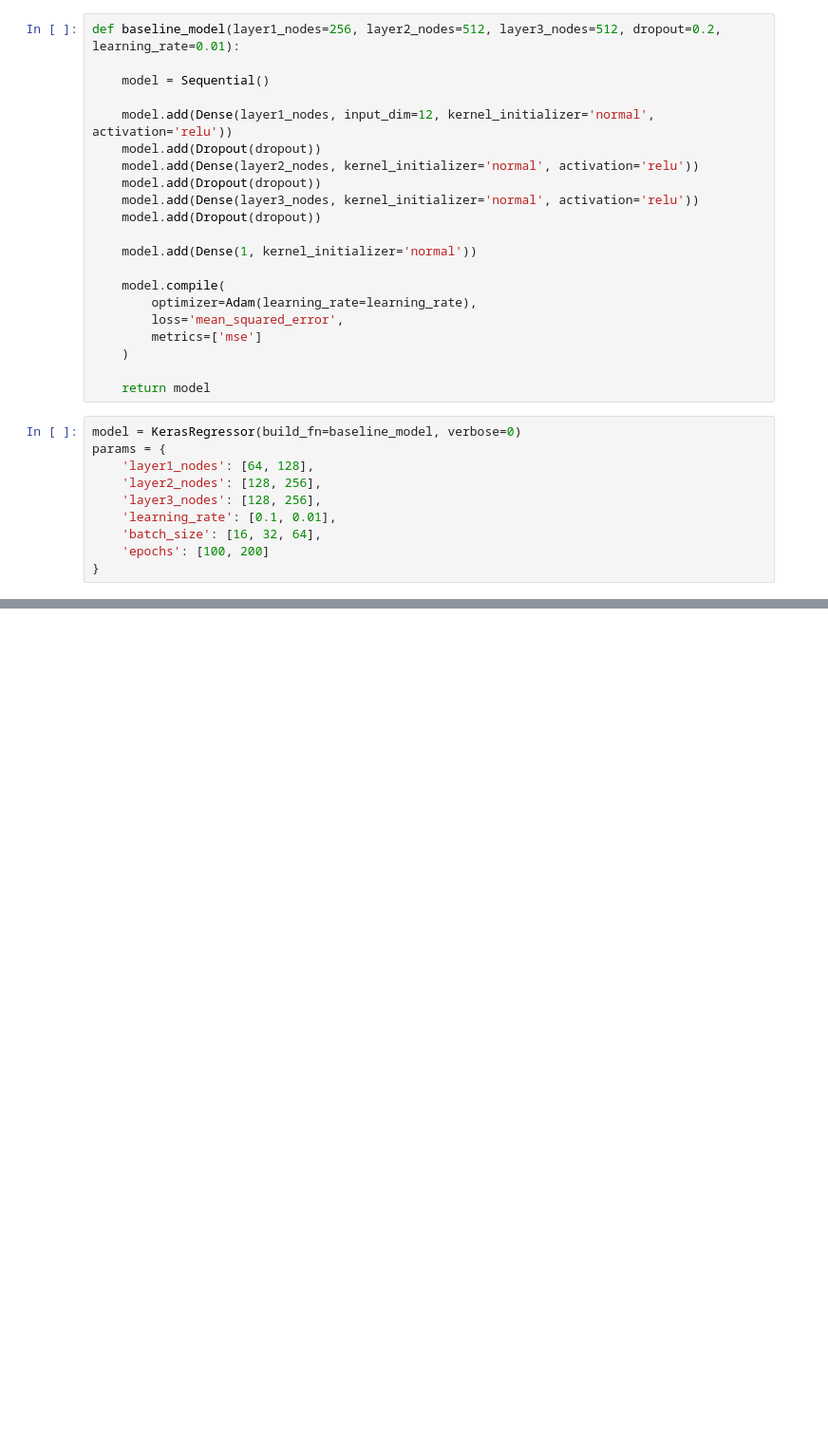
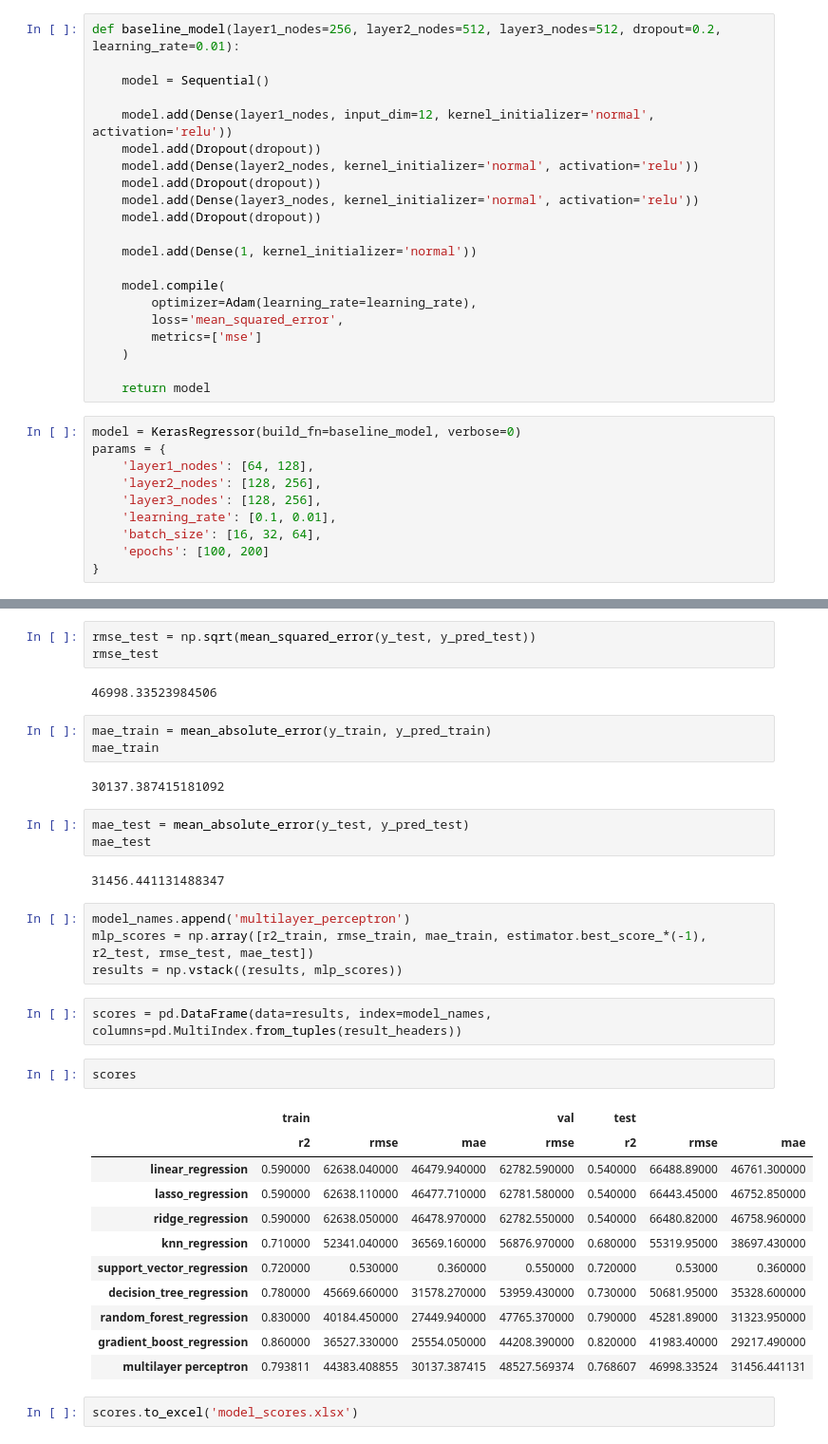
Before and after one commit to saranshkr/house-price-prediction, a Jupyter notebook: house-price-prediction.ipynb, the cells around one changed output, grey strips where cells are left out. Shown at 95% size. Drawn from its saved outputs; the diff is of its cells as text; blank space fills up the shorter version.

Commit message:
update ipynb and collate results

```diff
--- a/house-price-prediction.ipynb
+++ b/house-price-prediction.ipynb
@@ -803,0 +714,37 @@ mean absolute error: 35491.478863215045
+# %%
+rmse_test = np.sqrt(mean_squared_error(y_test, y_pred_test))
+rmse_test
+# %% [output]
+46998.33523984506
+# %%
+mae_train = mean_absolute_error(y_train, y_pred_train)
+mae_train
+# %% [output]
+30137.387415181092
+# %%
+mae_test = mean_absolute_error(y_test, y_pred_test)
+mae_test
+# %% [output]
+31456.441131488347
+# %%
+model_names.append('multilayer_perceptron')
+mlp_scores = np.array([r2_train, rmse_train, mae_train, estimator.best_score_*(-1), r2_test, rmse_test, mae_test])
+results = np.vstack((results, mlp_scores))
+# %%
+scores = pd.DataFrame(data=results, index=model_names, columns=pd.MultiIndex.from_tuples(result_headers))
+# %%
+scores
+# %% [output]
+|  | train |  |  | val | test |  |  |
+|  | r2 | rmse | mae | rmse | r2 | rmse | mae |
+| linear_regression | 0.590000 | 62638.040000 | 46479.940000 | 62782.590000 | 0.540000 | 66488.89000 | 46761.300000 |
+| lasso_regression | 0.590000 | 62638.110000 | 46477.710000 | 62781.580000 | 0.540000 | 66443.45000 | 46752.850000 |
+| ridge_regression | 0.590000 | 62638.050000 | 46478.970000 | 62782.550000 | 0.540000 | 66480.82000 | 46758.960000 |
+| knn_regression | 0.710000 | 52341.040000 | 36569.160000 | 56876.970000 | 0.680000 | 55319.95000 | 38697.430000 |
+| support_vector_regression | 0.720000 | 0.530000 | 0.360000 | 0.550000 | 0.720000 | 0.53000 | 0.360000 |
+| decision_tree_regression | 0.780000 | 45669.660000 | 31578.270000 | 53959.430000 | 0.730000 | 50681.95000 | 35328.600000 |
+| random_forest_regression | 0.830000 | 40184.450000 | 27449.940000 | 47765.370000 | 0.790000 | 45281.89000 | 31323.950000 |
+| gradient_boost_regression | 0.860000 | 36527.330000 | 25554.050000 | 44208.390000 | 0.820000 | 41983.40000 | 29217.490000 |
+| multilayer perceptron | 0.793811 | 44383.408855 | 30137.387415 | 48527.569374 | 0.768607 | 46998.33524 | 31456.441131 |
+# %%
+scores.to_excel('model_scores.xlsx')
```
Also changed, not shown: parts of 46 cells of this notebook, 1 other file.
